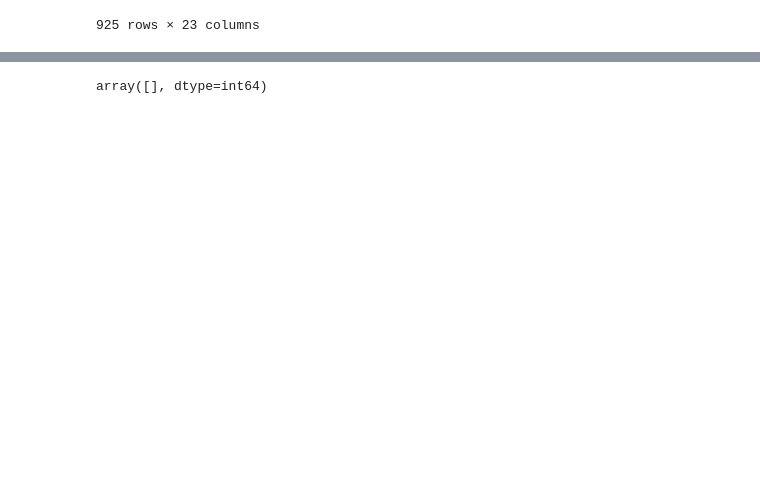
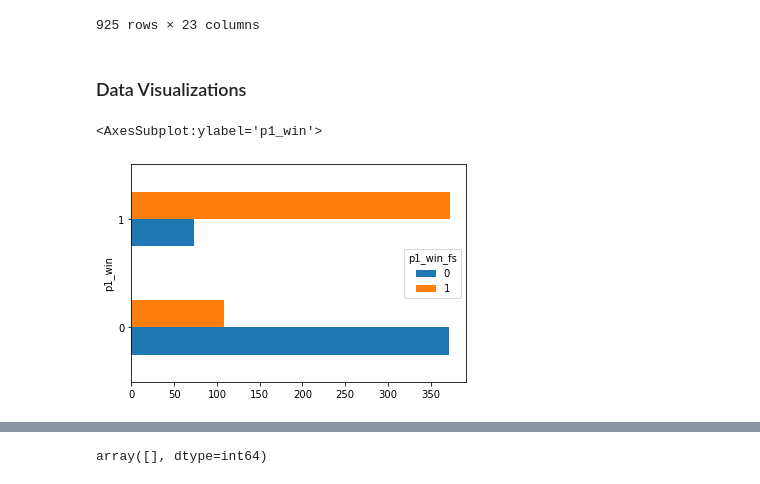
Before and after one commit to jjz17/Tennis-Match-Outcome-Prediction, a Jupyter notebook: SnowballProject.ipynb, the cells around one changed output, grey strips where cells are left out. Drawn from its saved outputs; the diff is of its cells as text; code cells hidden in the pictures; blank space fills up the shorter version.

```diff
--- a/SnowballProject.ipynb
+++ b/SnowballProject.ipynb
@@ -6,8 +12,8 @@ import pandas as pd
 import matplotlib.pyplot as plt
 import seaborn as sns
 # %%
-# data = pd.read_csv('pbp_matches_atp_qual_current.csv').set_index('pbp_id')
-data = pd.read_csv('pbp_matches_atp_qual_current.csv').drop(columns=['Unnamed: 0', 'pbp_id'])
+url = 'https://raw.githubusercontent.com/jjz17/Tennis-Match-Outcome-Prediction/main/pbp_matches_atp_qual_current.csv'
+data = pd.read_csv(url, index_col=0).drop('pbp_id', axis=1)
 data
 # %% [output]
 |  | date | tny_name | tour | draw | server1 | server2 | winner | pbp | score | adf_flag | ... |
@@ -449,0 +389,19 @@ data = data.fillna(0)
+# %% [markdown]
+### Data Visualizations
+# %%
+# plot = sns.pairplot(data, y_vars="p1_win", x_vars=['p1_win_fs', 'fs_s1_aces','fs_s1_breaks', 'fs_s1_momentum']).set(ylabel = "P1 win")
+# plot.fig.suptitle("Features vs. MIP-Shares", y = 1.1)
+# plt.plot(data['p1_win_fs'], data['p1_win'])
+
+# width = 0.40
+# x = np.arange(5)
+# # plot data in grouped manner of bar type
+# plt.bar(x-0.2, , width)
+# plt.bar(x+0.2, y2, width)
+
+plot_data = data[['p1_win_fs', 'p1_win']]
+
+plot_data.groupby('p1_win_fs').p1_win.value_counts().unstack(0).plot.barh()
+# %% [output]
+<AxesSubplot:ylabel='p1_win'>
+[figure, added]
```
Also changed, not shown: parts of 43 cells of this notebook.
